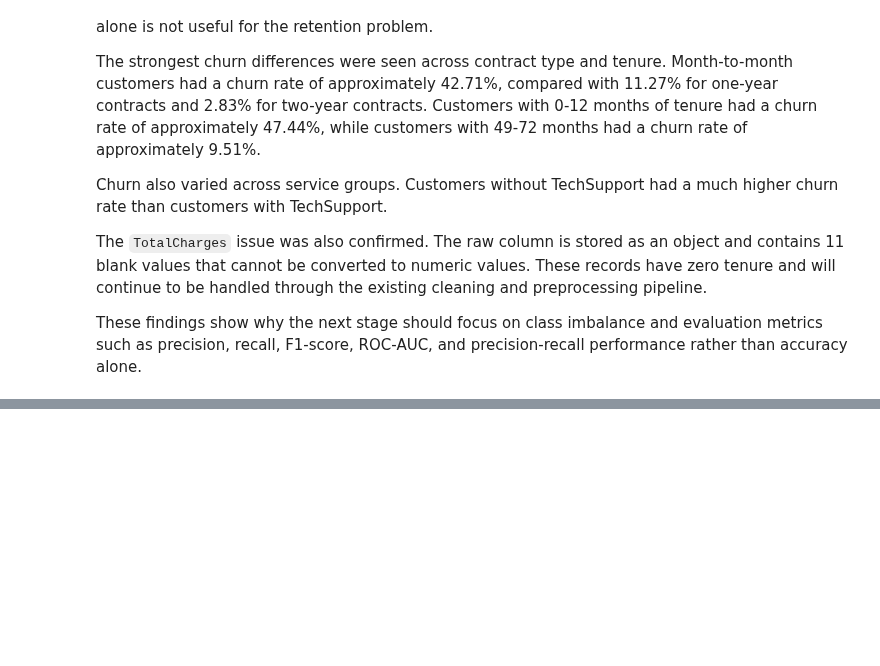
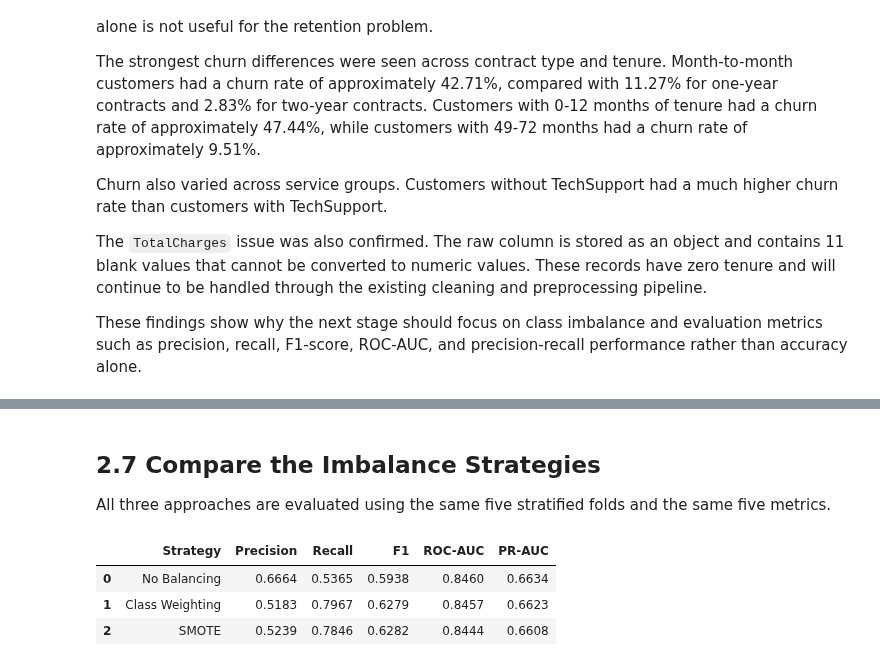
Before and after one commit to francisparwez/telco-customer-churn, a Jupyter notebook: Telco_Churn.ipynb, the cells around one changed output, grey strips where cells are left out. Saved outputs shown, nothing was run; the diff lists cells and outputs as text; code cells hidden in the pictures; blank space fills up the shorter version.

```diff
--- a/Telco_Churn.ipynb
+++ b/Telco_Churn.ipynb
@@ -1821,0 +2007,48 @@ These findings show why the next stage should focus on class imbalance and evalu
+# %% [markdown]
+## 2.7 Compare the Imbalance Strategies
+
+All three approaches are evaluated using the same five stratified folds and the same five metrics.
+# %%
+strategy_pipelines = {
+    "No Balancing": baseline_pipeline,
+    "Class Weighting": class_weight_pipeline,
+    "SMOTE": smote_pipeline
+}
+
+
+strategy_results = []
+
+for strategy_name, pipeline in strategy_pipelines.items():
+
+    cv_results = cross_validate(
+        pipeline,
+        X_train,
+        y_train,
+        cv=cv_strategy,
+        scoring=scoring,
+        n_jobs=-1
+    )
+
+    strategy_results.append({
+        "Strategy": strategy_name,
+        "Precision": cv_results["test_precision"].mean(),
+        "Recall": cv_results["test_recall"].mean(),
+        "F1": cv_results["test_f1"].mean(),
+        "ROC-AUC": cv_results["test_roc_auc"].mean(),
+        "PR-AUC": cv_results["test_pr_auc"].mean()
+    })
+
+
+strategy_comparison = pd.DataFrame(strategy_results)
+
+strategy_comparison = strategy_comparison.sort_values(
+    "PR-AUC",
+    ascending=False
+).reset_index(drop=True)
+
+strategy_comparison.round(4)
+# %% [output]
+|  | Strategy | Precision | Recall | F1 | ROC-AUC | PR-AUC |
+| 0 | No Balancing | 0.6664 | 0.5365 | 0.5938 | 0.8460 | 0.6634 |
+| 1 | Class Weighting | 0.5183 | 0.7967 | 0.6279 | 0.8457 | 0.6623 |
+| 2 | SMOTE | 0.5239 | 0.7846 | 0.6282 | 0.8444 | 0.6608 |
```
Also changed, not shown: parts of 28 cells of this notebook, 4 other files.
